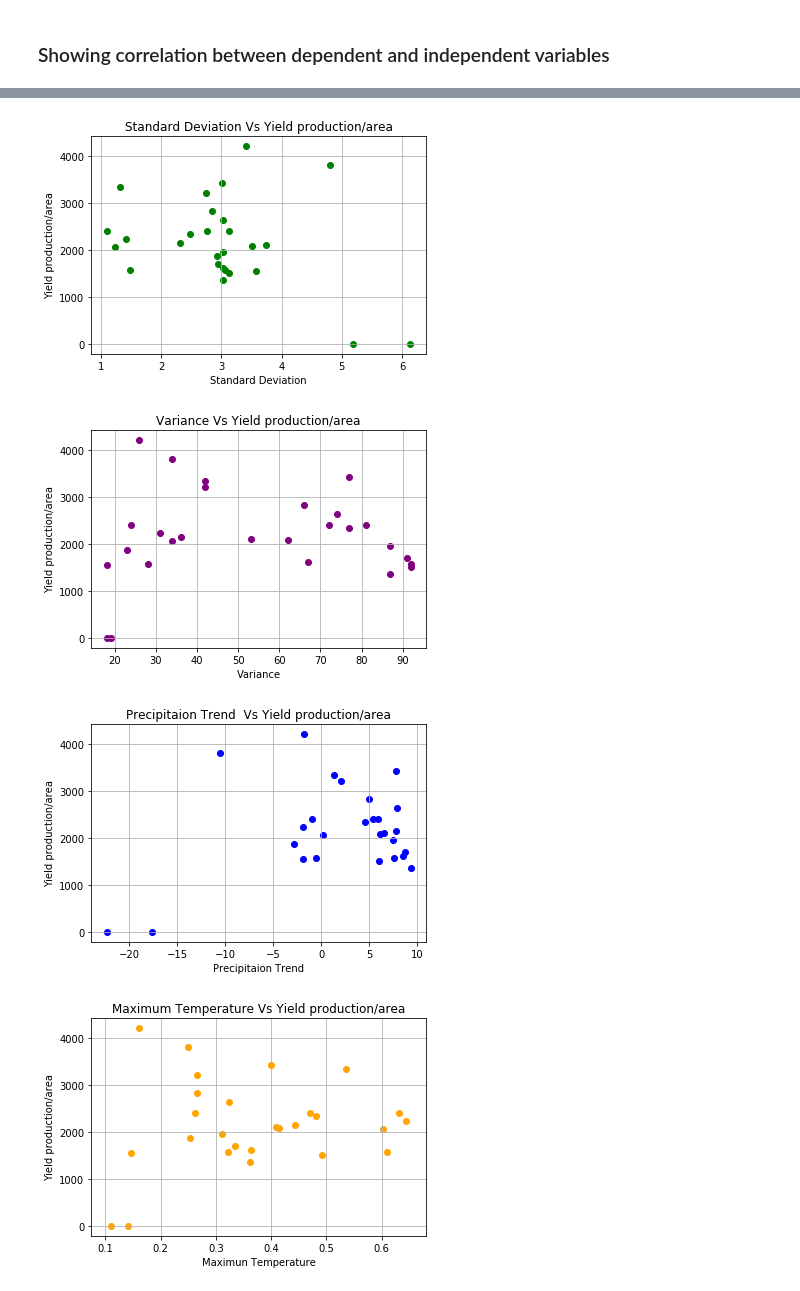
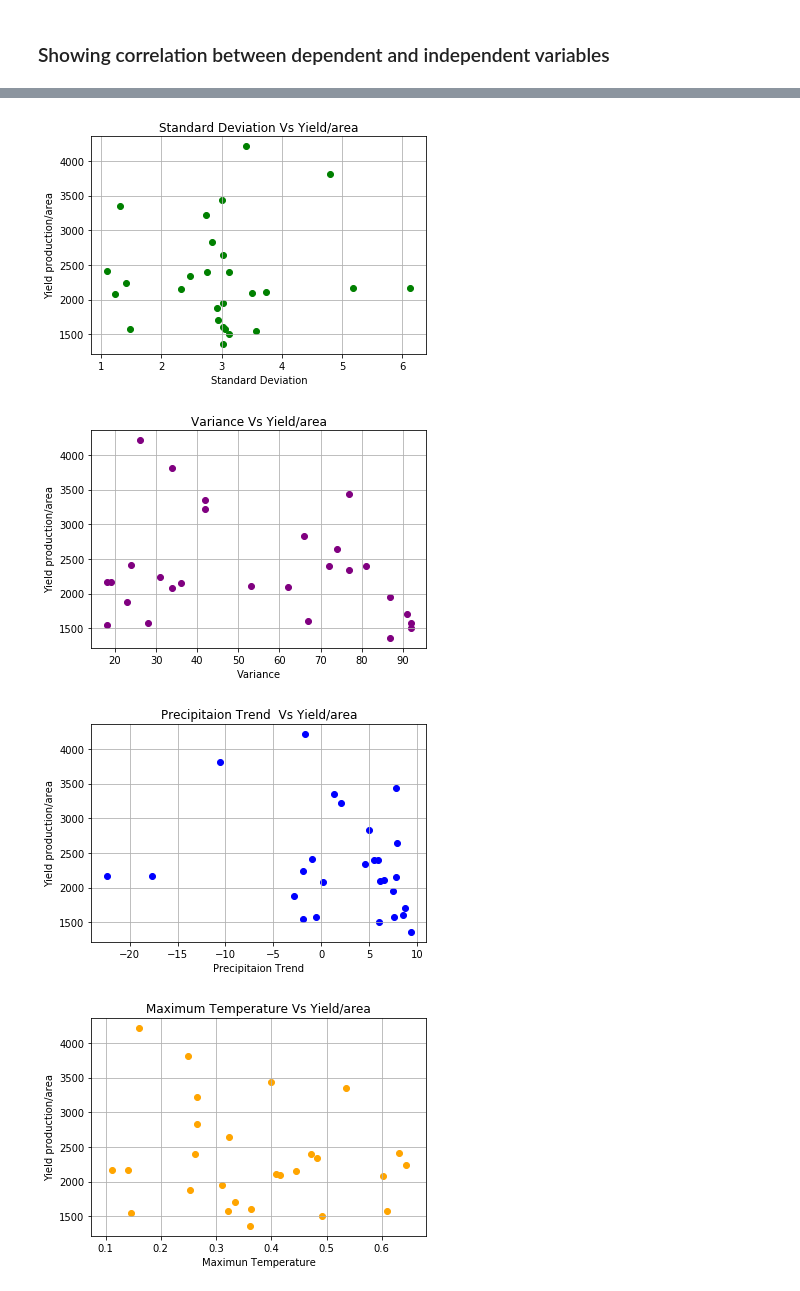
Before and after one commit to arghac14/CropYield-prediction, a Jupyter notebook: CropPrediction(data_exploration).ipynb, the cells around one changed output, grey strips where cells are left out. Saved outputs shown, nothing was run; the diff lists cells and outputs as text; code cells hidden in the pictures.

```diff
--- a/CropPrediction(data_exploration).ipynb
+++ b/CropPrediction(data_exploration).ipynb
@@ -31,3 +33,5 @@ df.head()
+# %%
+df=df.replace({'Yield/area': {0:df['Yield/area'].mean()}})
 # %% [markdown]
 ### Showing correlation between dependent and independent variables
 # %%
@@ -42,37 +46,37 @@ plt.show()
 # %%
 plt.scatter(df['Std_dev'],df['Yield/area'],color='green')
-plt.title("Standard Deviation Vs Yield production/area")
+plt.title("Standard Deviation Vs Yield/area")
 plt.xlabel("Standard Deviation")
 plt.ylabel("Yield production/area")
 plt.grid()
 plt.show()
 # %% [output]
-[figure, old version]
+[figure, new version]
 # %%
 plt.scatter(df['Var'],df['Yield/area'],color="purple")
-plt.title("Variance Vs Yield production/area")
+plt.title("Variance Vs Yield/area")
 plt.xlabel("Variance")
 plt.ylabel("Yield production/area")
 plt.grid()
 plt.show()
 # %% [output]
-[figure, old version]
+[figure, new version]
 # %%
 plt.scatter(df['Prec_trend'],df['Yield/area'],color='blue')
-plt.title("Precipitaion Trend  Vs Yield production/area")
+plt.title("Precipitaion Trend  Vs Yield/area")
 plt.xlabel("Precipitaion Trend")
 plt.ylabel("Yield production/area")
 plt.grid()
 plt.show()
 # %% [output]
-[figure, old version]
+[figure, new version]
 # %%
 plt.scatter(df['Temp_max'],df['Yield/area'],color='orange')
-plt.title("Maximum Temperature Vs Yield production/area")
+plt.title("Maximum Temperature Vs Yield/area")
 plt.xlabel("Maximun Temperature")
 plt.ylabel("Yield production/area")
 plt.grid()
 plt.show()
 # %% [output]
-[figure, old version]
+[figure, new version]
 # %%
```
Also changed, not shown: parts of 3 cells of this notebook.
